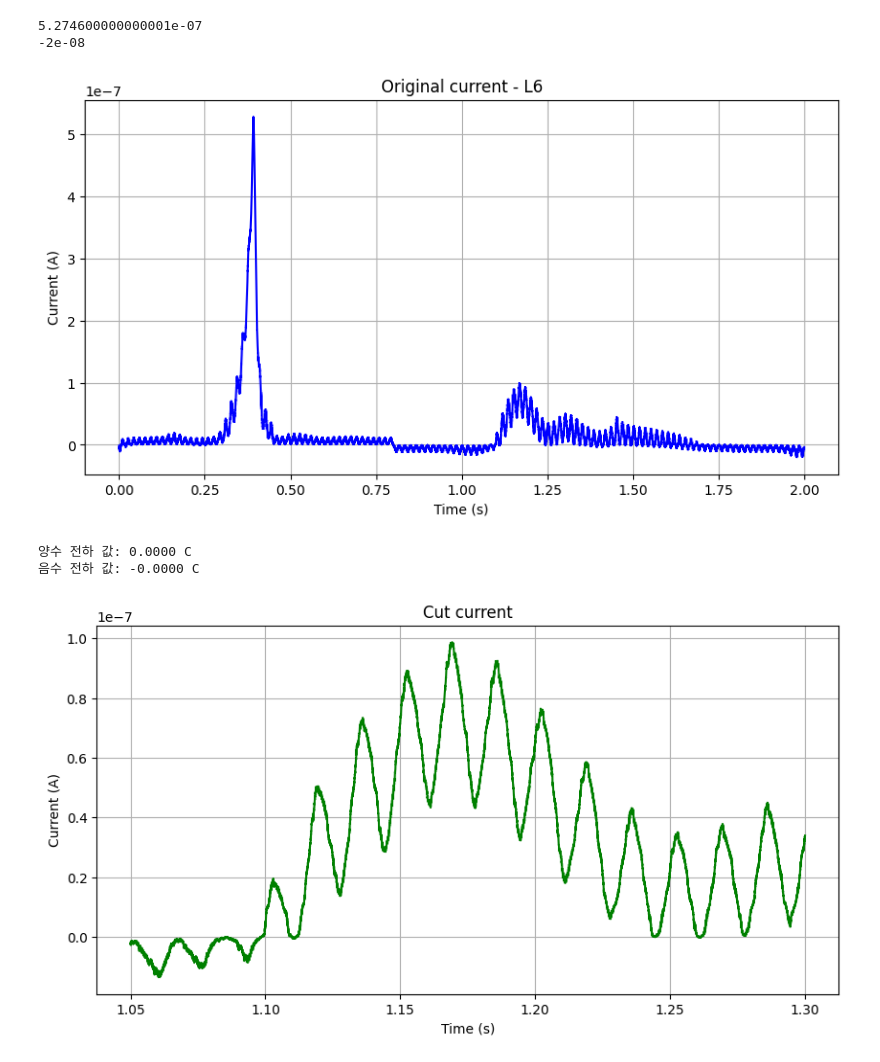
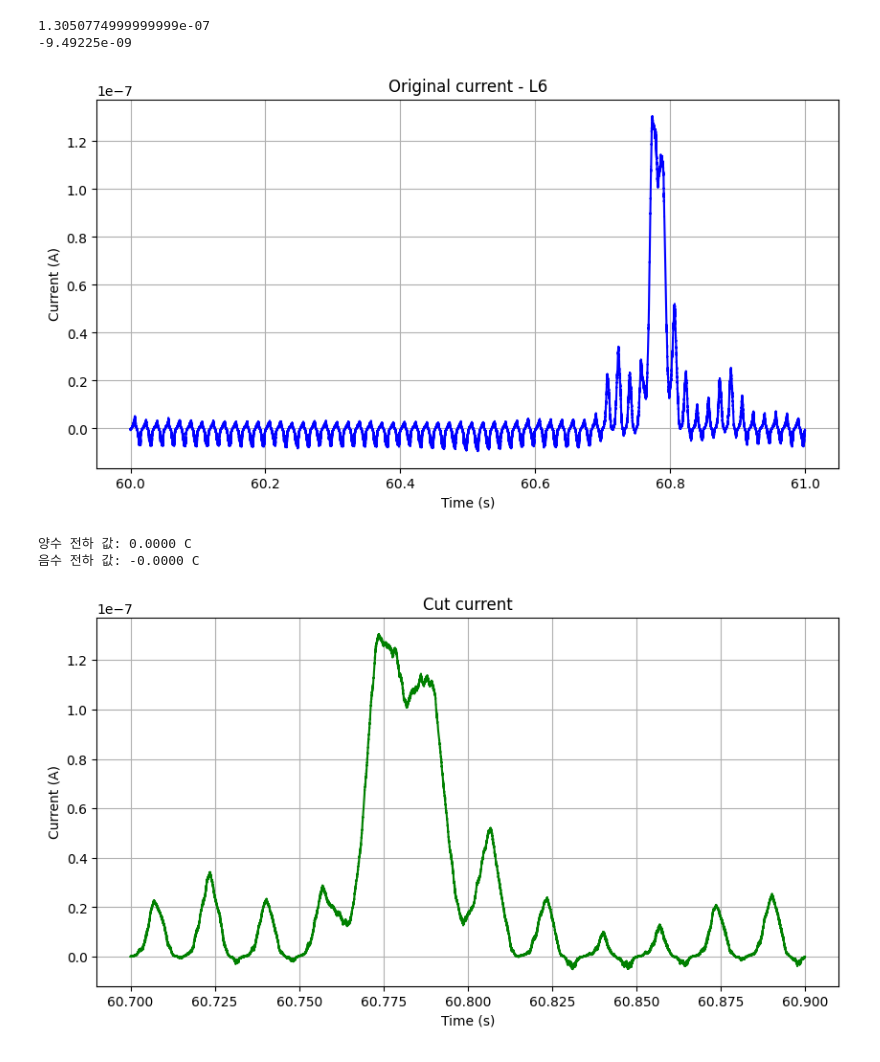
Before and after one commit to leedonghyun999/GB_practicing, a Jupyter notebook: integral current to charge.ipynb, the cells around one changed output. Saved outputs shown, nothing was run; the diff lists cells and outputs as text; code cells hidden in the pictures.

```diff
--- a/integral current to charge.ipynb
+++ b/integral current to charge.ipynb
@@ -10,7 +10,7 @@ import os
 # %%
 # fp는 업로드 된 파일, lp는 컴퓨터 내 파일. r주소
 #file_path = "data/0M teng 2.csv"
-local_path = r"C:\Users\GC\Desktop\학부연구생\3. 연구\1. Octopus patch\1. Data\1. 논문 데이터\2025.03.18 Demonstration 확대\visual studio commercialized tape.csv"
+local_path = r"C:\Users\GC\Desktop\학부연구생\3. 연구\1. Octopus patch\1. Data\1. 논문 데이터\2025.04.10 Figure 7h, i\csv 파일-전하량 계산\vhb 순서-4 (c-4).csv"
 # = r"여기를 바꾸세요"
 
 
@@ -40,44 +40,44 @@ plt.title("Original current - L6")
 plt.grid(True)
 plt.show()
 # %% [output]
-5.274600000000001e-07
--2e-08
+1.3050774999999999e-07
+-9.49225e-09
-[figure, old version]
+[figure, new version]
 # %%
 # 2. 특정 범위 선택      ########################## MUST BE MODIFIED MANUALLY
-time_range = (1.05,1.3) #unit = sec    ###############여기서 시간 조절
+time_range = (60.7,60.9) #unit = sec    ###############여기서 시간 조절
 df_filtered = df[(df.iloc[:, 0] >= time_range[0]) & (df.iloc[:, 0] <= time_range[1])]
 
 # 3. 양수 및 음수 전류값 분리
 p_value = df_filtered[df_filtered.iloc[:, 1] > 0]
 n_value = df_filtered[df_filtered.iloc[:, 1] < 0]
 
 # 4. 적분을 위한 시간과 전류값 배열 생성
 p_time = p_value.iloc[:, 0].values
 p_current = p_value.iloc[:, 1].values
 
 n_time = n_value.iloc[:, 0].values
 n_current = n_value.iloc[:, 1].values
 
 # 5. 양수/음수 적분 (전하 계산)
 p_charge = cumulative_trapezoid(p_current, p_time, initial=0)[-1] if len(p_time) > 1 else 0
 n_charge = cumulative_trapezoid(n_current, n_time, initial=0)[-1] if len(n_time) > 1 else 0
 
 print(f"양수 전하 값: {p_charge:.4f} C")
 print(f"음수 전하 값: {n_charge:.4f} C")
 
 plt.figure(figsize=(10, 5))
 plt.plot(df_filtered.iloc[:, 0], df_filtered.iloc[:, 1], label="cut Current", color='g')
 plt.xlabel("Time (s)")
 plt.ylabel("Current (A)") ### 단위 고려 중요
 plt.title("Cut current")
 #plt.legend()
 plt.grid(True)
 plt.show()
 # %% [output]
 양수 전하 값: 0.0000 C
 음수 전하 값: -0.0000 C
-[figure, old version]
+[figure, new version]
 # %%
 # 6. 중첩 적분 수행 (누적 전류)
 cumulative_charge = cumulative_trapezoid(df_filtered.iloc[:, 1], df_filtered.iloc[:, 0], initial=0)
```
Also changed, not shown: parts of 2 cells of this notebook.
